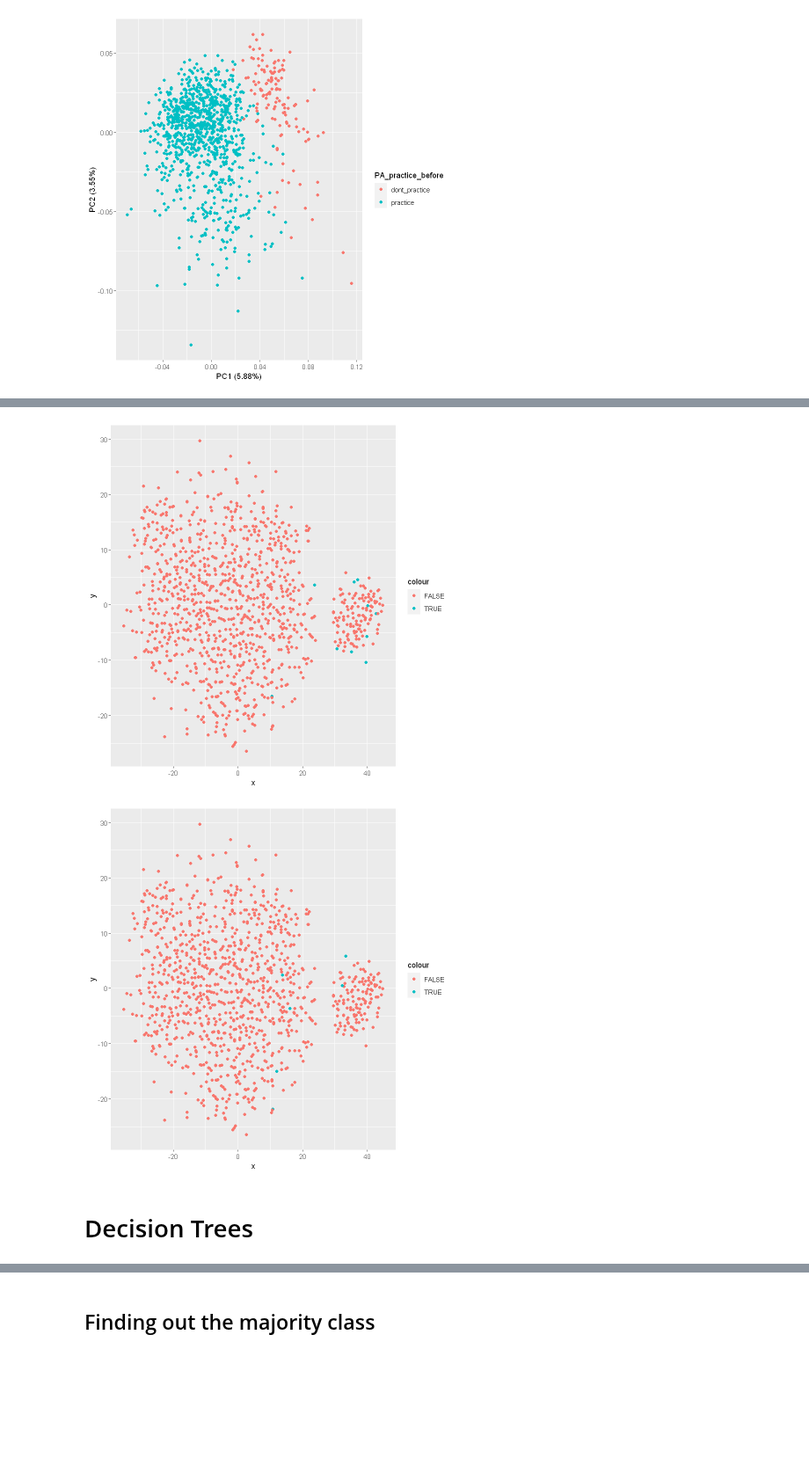
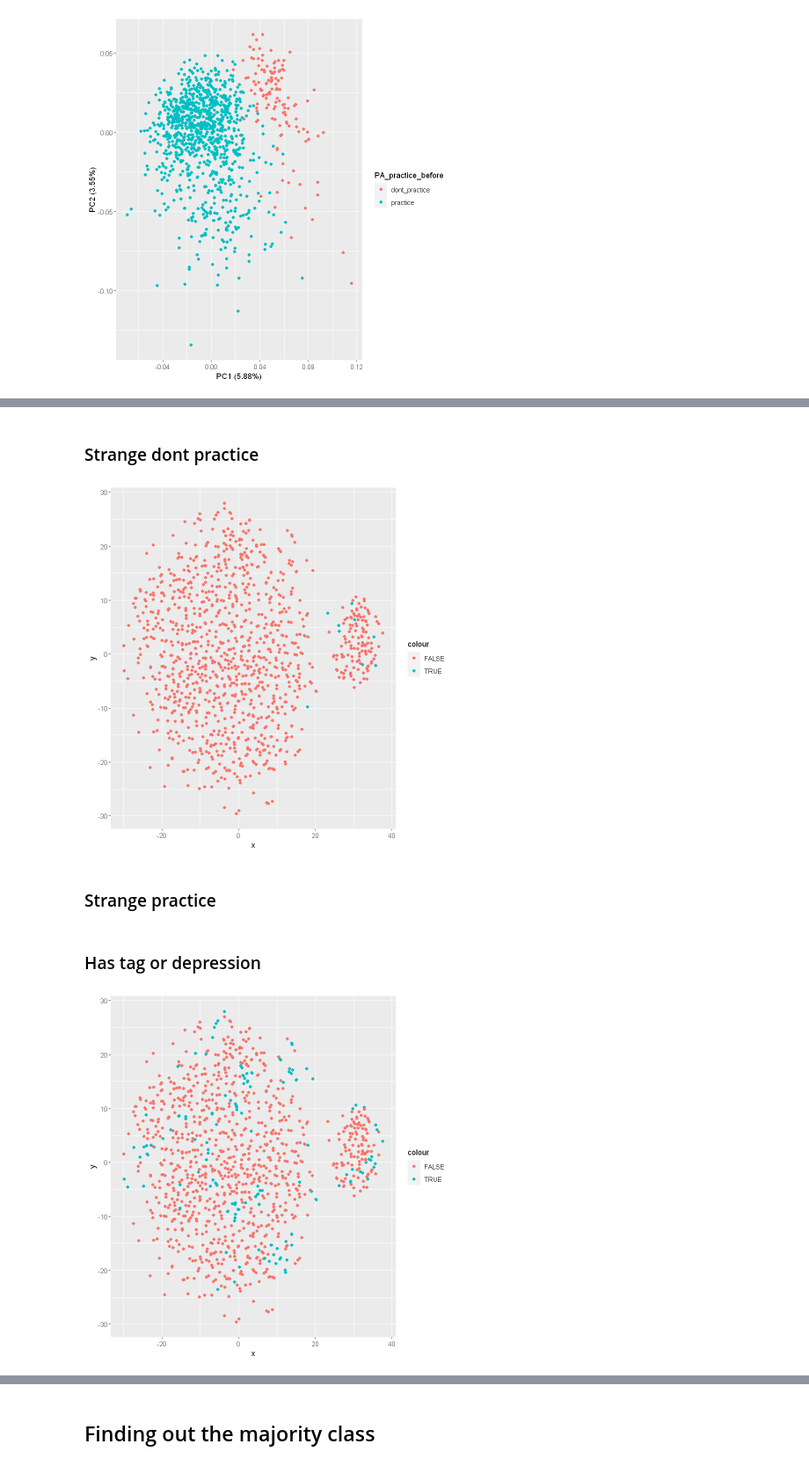
Before and after one commit to LASOS-INT/Barreiras-e-Facilitadores, a Jupyter notebook: R-notebooks/Script-main.ipynb, the cells around one changed output, grey strips where cells are left out. Shown at 88% size. Cells and saved outputs as stored; diff of their text form; code cells hidden in the pictures; blank space fills up the shorter version.

```diff
--- a/R-notebooks/Script-main.ipynb
+++ b/R-notebooks/Script-main.ipynb
@@ -255,6 +233,8 @@ ggplot(tsne_df, aes(x, y, colour = colour)) + geom_point()
+# %% [markdown]
+### Strange dont practice
 # %%
-metadata <- data.frame(sample_id = rownames(before_dataset_insanity),
-                       colour = before_dataset_insanity$strange_dp)
+metadata <- data.frame(sample_id = rownames(before_dataset_copy),
+                       colour = before_dataset_copy$strange_dp)
 tsne_df <- data.frame(
     x = tsne$Y[,1],
     y = tsne$Y[,2],
@@ -262,17 +242,28 @@ tsne_df <- data.frame(
 
 ggplot(tsne_df, aes(x, y, colour = colour)) + geom_point()
 # %% [output]
-[figure, old version]
+[figure, new version]
+# %% [markdown]
+### Strange practice
 # %%
-metadata <- data.frame(sample_id = rownames(before_dataset_insanity),
-                       colour = before_dataset_insanity$strange_p)
+metadata <- data.frame(sample_id = rownames(before_dataset_copy),
+                       colour = before_dataset_copy$strange_dp)
 tsne_df <- data.frame(
     x = tsne$Y[,1],
     y = tsne$Y[,2],
     colour = metadata$colour)
 
 ggplot(tsne_df, aes(x, y, colour = colour)) + geom_point()
-# %% [output]
-[figure, removed]
-# %% [markdown]
-# Decision Trees
+# %% [markdown]
+### Has tag or depression
+# %%
+metadata <- data.frame(sample_id = rownames(before_dataset_copy),
+                       colour = before_dataset_copy$has_tag_depression)
+tsne_df <- data.frame(
+    x = tsne$Y[,1],
+    y = tsne$Y[,2],
+    colour = metadata$colour)
+
+ggplot(tsne_df, aes(x, y, colour = colour)) + geom_point()
+# %% [output]
+[figure, added]
```
Also changed, not shown: parts of 18 cells of this notebook.
